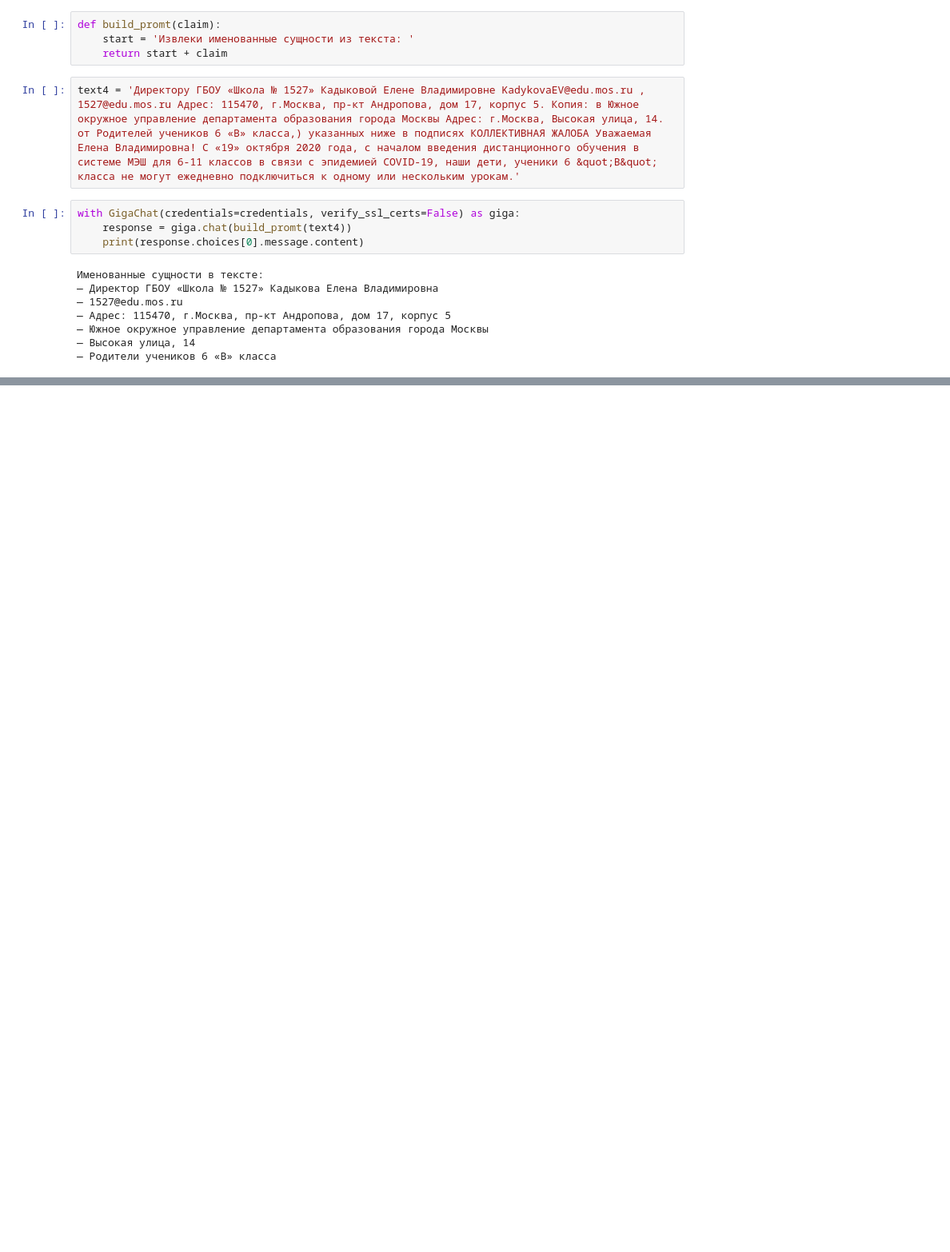
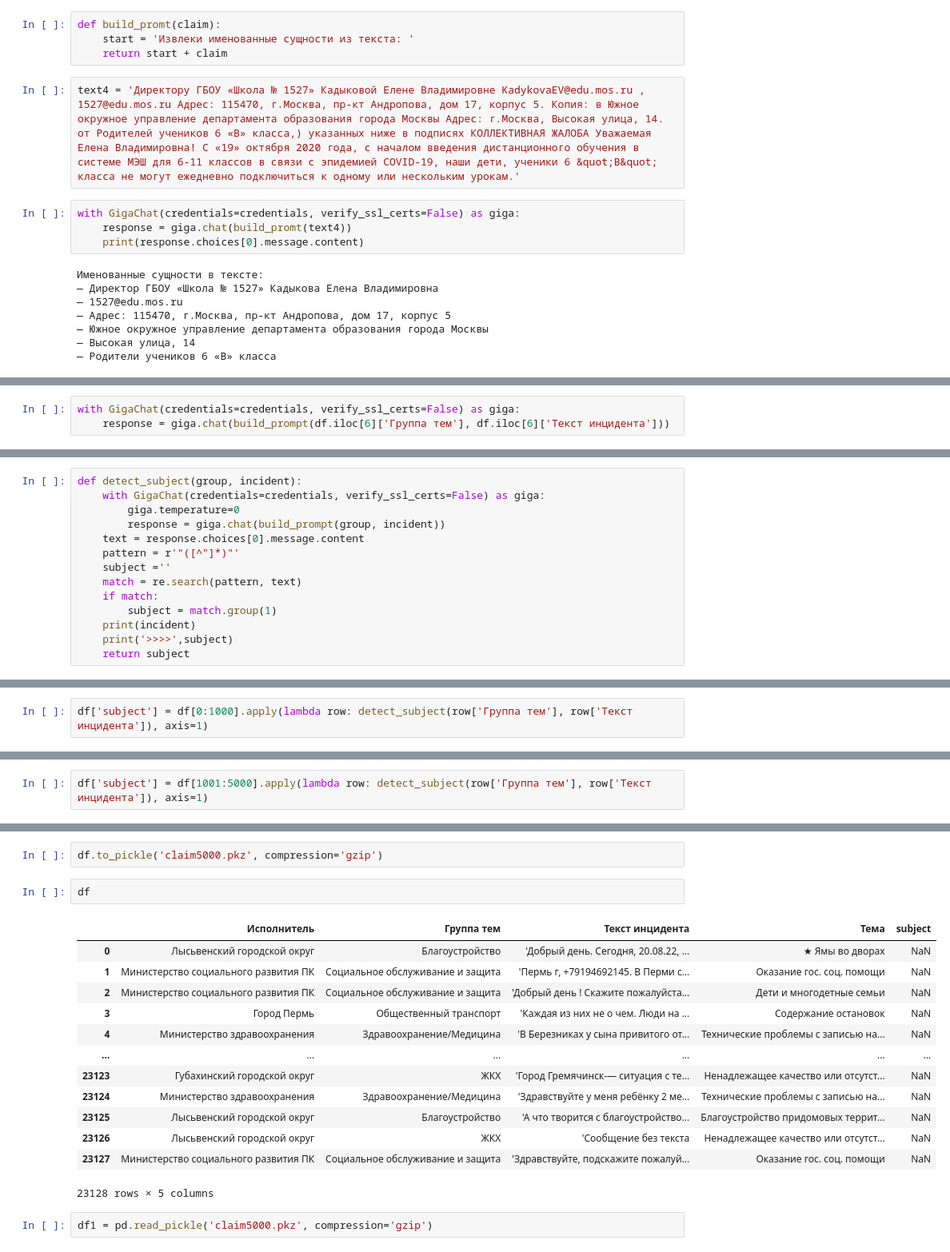
Before and after one commit to denis-gordeev/citizen-requests, a Jupyter notebook: test_ml/giga_chat_test.ipynb, the cells around one changed output, grey strips where cells are left out. Shown at 80% size. Saved outputs shown, nothing was run; the diff lists cells and outputs as text; blank space fills up the shorter version.

```diff
--- a/test_ml/giga_chat_test.ipynb
+++ b/test_ml/giga_chat_test.ipynb
@@ -35,0 +135,3 @@ with GigaChat(credentials=credentials, verify_ssl_certs=False) as giga:
+# %%
+with GigaChat(credentials=credentials, verify_ssl_certs=False) as giga:
+    response = giga.chat(build_prompt(df.iloc[6]['Группа тем'], df.iloc[6]['Текст инцидента']))
@@ -35,0 +144,14 @@ with GigaChat(credentials=credentials, verify_ssl_certs=False) as giga:
+# %%
+def detect_subject(group, incident):
+    with GigaChat(credentials=credentials, verify_ssl_certs=False) as giga:
+        giga.temperature=0
+        response = giga.chat(build_prompt(group, incident))
+    text = response.choices[0].message.content
+    pattern = r'"([^"]*)"'
+    subject =''
+    match = re.search(pattern, text)
+    if match:
+        subject = match.group(1)
+    print(incident)
+    print('>>>>',subject)
+    return subject
@@ -35,0 +182,2 @@ with GigaChat(credentials=credentials, verify_ssl_certs=False) as giga:
+# %%
+df['subject'] = df[0:1000].apply(lambda row: detect_subject(row['Группа тем'], row['Текст инцидента']), axis=1)
@@ -35,0 +202,2 @@ with GigaChat(credentials=credentials, verify_ssl_certs=False) as giga:
+# %%
+df['subject'] = df[1001:5000].apply(lambda row: detect_subject(row['Группа тем'], row['Текст инцидента']), axis=1)
@@ -35,0 +222,20 @@ with GigaChat(credentials=credentials, verify_ssl_certs=False) as giga:
+# %%
+df.to_pickle('claim5000.pkz', compression='gzip')
+# %%
+df
+# %% [output]
+|  | Исполнитель | Группа тем | Текст инцидента | Тема | subject |
+| 0 | Лысьвенский городской округ | Благоустройство | 'Добрый день. Сегодня, 20.08.22, ... | ★ Ямы во дворах | NaN |
+| 1 | Министерство социального развития ПК | Социальное обслуживание и защита | 'Пермь г, +79194692145. В Перми с... | Оказание гос. соц. помощи | NaN |
+| 2 | Министерство социального развития ПК | Социальное обслуживание и защита | 'Добрый день ! Скажите пожалуйста... | Дети и многодетные семьи | NaN |
+| 3 | Город Пермь | Общественный транспорт | 'Каждая из них не о чем. Люди на ... | Содержание остановок | NaN |
+| 4 | Министерство здравоохранения | Здравоохранение/Медицина | 'В Березниках у сына привитого от... | Технические проблемы с записью на... | NaN |
+| ... | ... | ... | ... | ... | ... |
+| 23123 | Губахинский городской округ | ЖКХ | 'Город Гремячинск-— ситуация с те... | Ненадлежащее качество или отсутст... | NaN |
+| 23124 | Министерство здравоохранения | Здравоохранение/Медицина | 'Здравствуйте у меня ребёнку 2 ме... | Технические проблемы с записью на... | NaN |
+| 23125 | Лысьвенский городской округ | Благоустройство | 'А что творится с благоустройство... | Благоустройство придомовых террит... | NaN |
+| 23126 | Лысьвенский городской округ | ЖКХ | 'Сообщение без текста | Ненадлежащее качество или отсутст... | NaN |
+| 23127 | Министерство социального развития ПК | Социальное обслуживание и защита | 'Здравствуйте, подскажите пожалуй... | Оказание гос. соц. помощи | NaN |
+23128 rows × 5 columns
+# %%
+df1 = pd.read_pickle('claim5000.pkz', compression='gzip')
```
Also changed, not shown: parts of 28 cells of this notebook, 3 other files.
